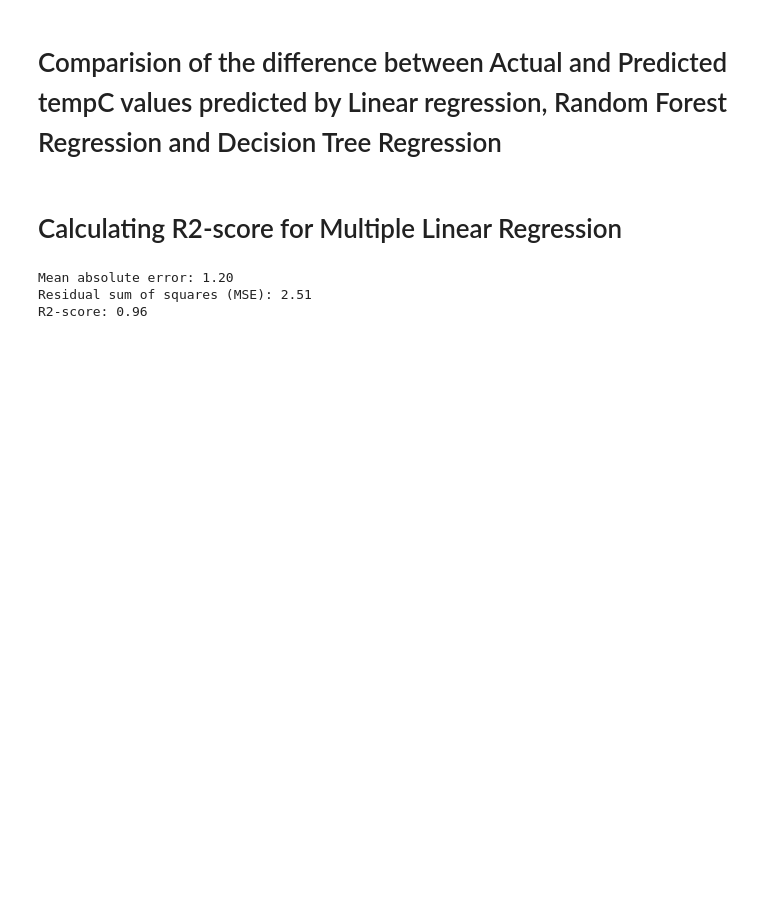
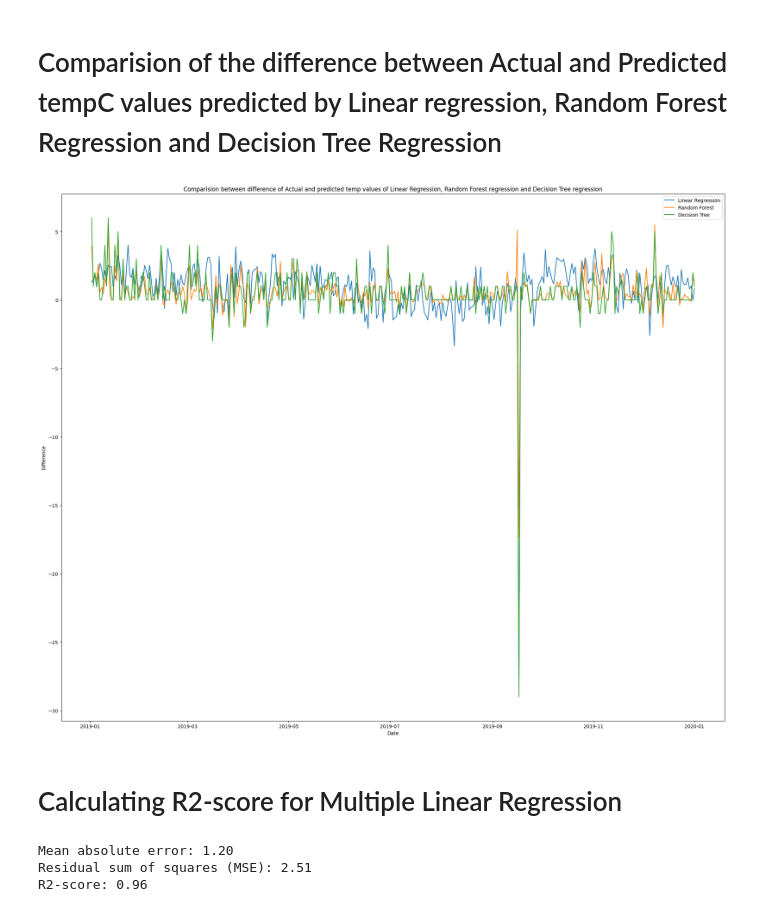
Before and after one commit to dnharshit/comparative-weather-prediction-model-using-ML, a Jupyter notebook: forecast.ipynb, the cells around one changed output. Cells and saved outputs as stored; diff of their text form; code cells hidden in the pictures; blank space fills up the shorter version.

```diff
--- a/forecast.ipynb
+++ b/forecast.ipynb
@@ -471,5 +474,30 @@ Text(0, 0.5, 'Predicted tempC')
 # %% [markdown]
 # Comparision of the difference between Actual and Predicted tempC values predicted by Linear regression, Random Forest Regression and Decision Tree Regression
+# %%
+import matplotlib.pyplot as plt
+
+# plot all three DataFrames in one plot
+plt.figure(figsize=(25,20))
+plt.plot(linear_df['2019':'2020'].resample('D').fillna(method='pad')['diff'], label='Linear Regression')
+plt.plot(randomForest_df['2019':'2020'].resample('D').fillna(method='pad')['diff'], label='Random Forest')
+plt.plot(decisionTree_df['2019':'2020'].resample('D').fillna(method='pad')['diff'], label='Decision Tree')
+
+# set the title of the plot
+plt.title('Comparision between difference of Actual and predicted temp values of Linear Regression, Random Forest regression and Decision Tree regression')
+
+# set the x-axis label
+plt.xlabel('Date')
+
+# set the y-axis label
+plt.ylabel('Difference')
+
+# show the legend
+plt.legend()
+
+# show the plot
+plt.show()
+# %% [output]
+[figure, added]
 # %%
 # This code imports the r2_score function from the sklearn.metrics module.
 # The r2_score function is used to calculate the R-squared (coefficient of determination) value, which measures the proportion of variance in the output variable that can be explained by the input variables.
```
Also changed, not shown: parts of 3 cells of this notebook.
